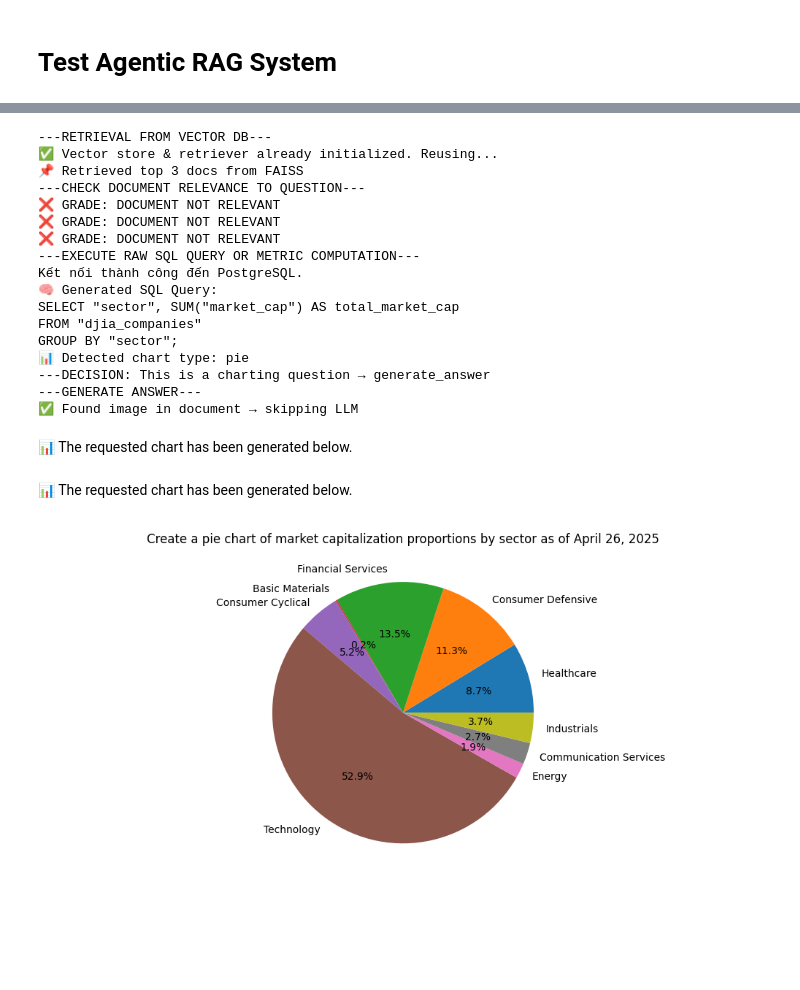
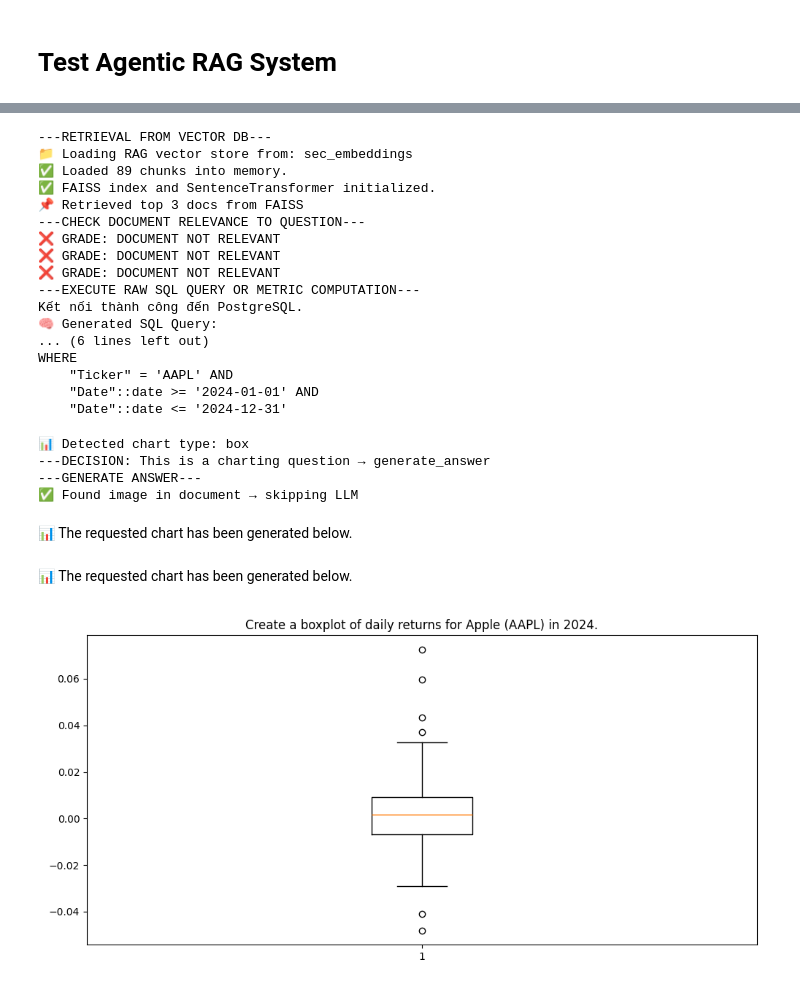
Before and after one commit to HiTranh2504/Agentic-Financial-Information-system-using-Langgraph, a Jupyter notebook: source/langgraph.ipynb, the cells around one changed output, grey strips where cells are left out. Drawn from its saved outputs; the diff is of its cells as text; code cells hidden in the pictures; blank space fills up the shorter version.

```diff
--- a/source/langgraph.ipynb
+++ b/source/langgraph.ipynb
@@ -440,0 +472,10 @@ Kết nối thành công đến PostgreSQL.
+# %%
+question = "Plot a heatmap of the correlation matrix of daily returns in 2024 for AAPL, MSFT, JPM, BA, and WMT"
+# question = "Create a boxplot of monthly closing prices of Walt Disney (DIS) for each month of 2024."
+# question = "Create a boxplot of monthly closing prices of DIS for each month of 2024."
+
+conn = connect_to_database()
+if conn:
+    ticker = extract_tickers_from_question(question, conn)
+    print(f"➡️ Mã cổ phiếu ánh xạ được: {ticker}")
+    conn.close()
@@ -906,26 +968,35 @@ ORDER BY
 # %%
-query = "Create a pie chart of market capitalization proportions by sector as of April 26, 2025"
-response = agentic_rag.invoke({"question": query})
-display(Markdown(response['generation']))
-show_result(response)
+# query = "Create a pie chart of market capitalization proportions by sector as of April 26, 2025"
+# response = agentic_rag.invoke({"question": query})
+# display(Markdown(response['generation']))
+# show_result(response)
-# %% [output]
----RETRIEVAL FROM VECTOR DB---
-✅ Vector store & retriever already initialized. Reusing...
-📌 Retrieved top 3 docs from FAISS
----CHECK DOCUMENT RELEVANCE TO QUESTION---
-❌ GRADE: DOCUMENT NOT RELEVANT
-❌ GRADE: DOCUMENT NOT RELEVANT
-❌ GRADE: DOCUMENT NOT RELEVANT
----EXECUTE RAW SQL QUERY OR METRIC COMPUTATION---
-Kết nối thành công đến PostgreSQL.
-🧠 Generated SQL Query:
-SELECT "sector", SUM("market_cap") AS total_market_cap
-FROM "djia_companies"
-GROUP BY "sector";
-📊 Detected chart type: pie
----DECISION: This is a charting question → generate_answer
----GENERATE ANSWER---
-✅ Found image in document → skipping LLM
-📊 The requested chart has been generated below.
-📊 The requested chart has been generated below.
-[figure, removed]
+# %%
+query = "Create a boxplot of daily returns for Apple (AAPL) in 2024."
+response = agentic_rag.invoke({"question": query})
+display(Markdown(response['generation']))
+show_result(response)
+# %% [output]
+---RETRIEVAL FROM VECTOR DB---
+📁 Loading RAG vector store from: sec_embeddings
+✅ Loaded 89 chunks into memory.
+✅ FAISS index and SentenceTransformer initialized.
+📌 Retrieved top 3 docs from FAISS
+---CHECK DOCUMENT RELEVANCE TO QUESTION---
+❌ GRADE: DOCUMENT NOT RELEVANT
+❌ GRADE: DOCUMENT NOT RELEVANT
+❌ GRADE: DOCUMENT NOT RELEVANT
+---EXECUTE RAW SQL QUERY OR METRIC COMPUTATION---
+Kết nối thành công đến PostgreSQL.
+🧠 Generated SQL Query:
+... (6 lines left out)
+WHERE
+    "Ticker" = 'AAPL' AND
+    "Date"::date >= '2024-01-01' AND
+    "Date"::date <= '2024-12-31'
+📊 Detected chart type: box
+---DECISION: This is a charting question → generate_answer
+---GENERATE ANSWER---
+✅ Found image in document → skipping LLM
+📊 The requested chart has been generated below.
+📊 The requested chart has been generated below.
+[figure, added]
```
Also changed, not shown: parts of 12 cells of this notebook, 2 other files.
